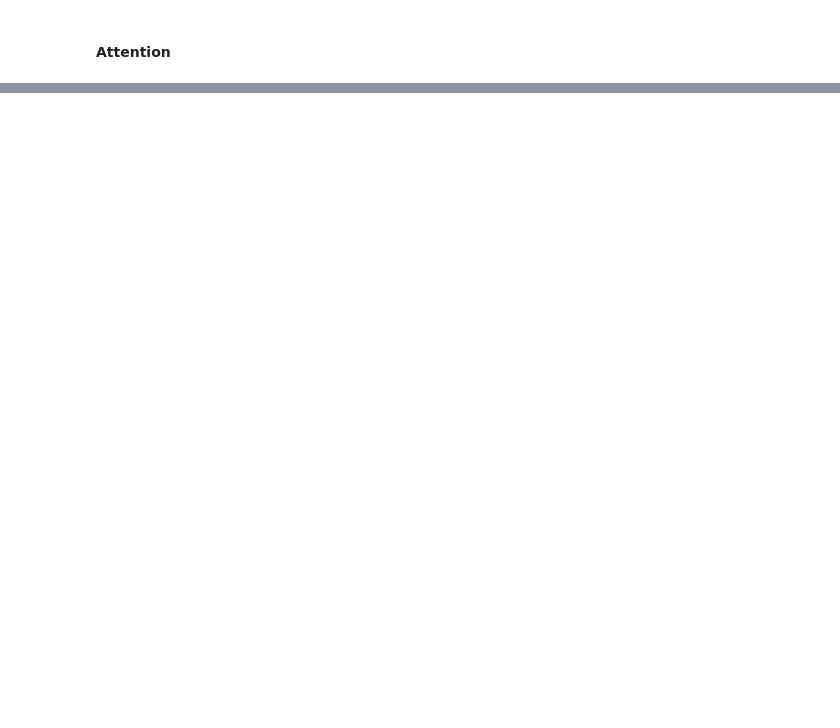
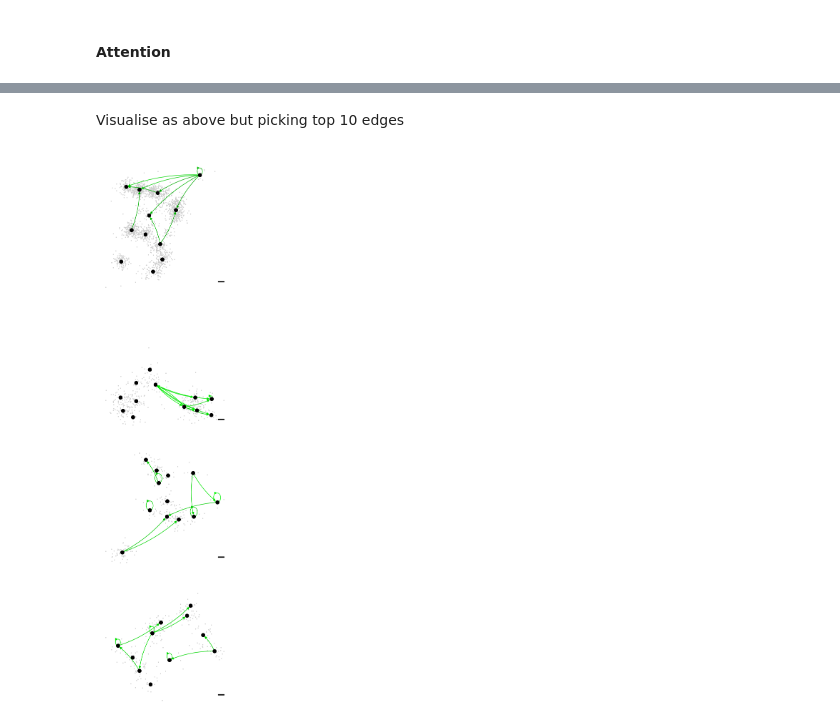
Before and after one commit to oubino/locpix_points, a Jupyter notebook: digits_letters/task_2_finaltest/scripts/analysis.ipynb, the cells around one changed output, grey strips where cells are left out. Cells and saved outputs as stored; diff of their text form; code cells hidden in the pictures; blank space fills up the shorter version.

```diff
--- a/digits_letters/task_2_finaltest/scripts/analysis.ipynb
+++ b/digits_letters/task_2_finaltest/scripts/analysis.ipynb
@@ -957,0 +862,76 @@ Error:
+# %% [markdown]
+Visualise as above but picking top 10 edges
+# %%
+# visualise overlaid subgraph using matplotlib
+from matplotlib.colors import LinearSegmentedColormap
+from matplotlib import colormaps
+from networkx.drawing import draw_networkx, draw, draw_networkx_nodes, draw_networkx_edges
+
+if not final_test:
+    fold = config["fold"]
+    file_folder = f"processed/fold_{fold}"
+else:
+    file_folder = "processed"
+
+dataitems_attn = torch.load(os.path.join(project_directory, "output/attention_dataitems.pt"))
+edge_imps_attn = torch.load(os.path.join(project_directory, "output/attention_edgeimps.pt"))
+
+colors = [(0, 0, 0), (0, 1, 0)] # first color is black, last is red
+cm = LinearSegmentedColormap.from_list("br", colors)
+
+fig, ax = plt.subplots(4,1,figsize=(20,20), sharex=True, sharey=True)
+for idx, file_name in enumerate(files):
+
+    file_loc = find_graph_path(project_directory, file_name, file_folder)
+    # raw file
+    processed_file = torch.load(file_loc)
+    processed_file = processed_file.pos_dict['locs'].cpu().numpy()
+    x = processed_file[:,0]
+    y = processed_file[:,1]
+    ax[idx].set_aspect('equal', adjustable='box')
+    ax[idx].scatter(y, x, s=1, c='0.8')
+    #ax[idx].axis('off')
+    scalebar = AnchoredSizeBar(ax[idx].transData,
+                               0.1, '', 'lower right',
+                               pad=1,
+                               color='k',
+                               frameon=False,
+                               size_vertical=0.01)
+
+    ax[idx].add_artist(scalebar)
+    # graph
+    nx_g = to_networkx(dataitems_attn[idx])
+    pos = dataitems_attn[idx].pos.cpu().numpy()
+    edge_color = cm(edge_imps_attn[idx].cpu())
+
+    # remove edges below top 10
+    neg_edges = np.argwhere(edge_imps_attn[idx].cpu().numpy() < sorted(edge_imps_attn[idx].cpu().numpy())[-top_k])
+    neg_edges = np.array([e for e in nx_g.edges])[neg_edges[:,0]]
+    neg_edges = [tuple(val) for val in neg_edges]
+    edges = list(nx_g.edges)
+    remove_indices = [i for i, item in enumerate(edges) if item in neg_edges]
+    edge_color = np.delete(edge_color, remove_indices, axis=0)
+
+    nx_g.remove_edges_from(neg_edges)
+
+    if remove_self_loops:
+        self_loops = list(nx.selfloop_edges(nx_g))
+        edges = list(nx_g.edges)
+        remove_indices = [i for i, item in enumerate(edges) if item in self_loops]
+        edge_color = np.delete(edge_color, remove_indices, axis=0)
+        nx_g.remove_edges_from(nx.selfloop_edges(nx_g))
+
+    #if 1:
+    #    min = np.min(edge_color[:,1])
+    #    max = np.max(edge_color[:,1])
+    #    edge_color[:,1] = (edge_color[:,1] - min)/(max - min)
+    draw(nx_g, pos=np.flip(pos, axis= 1), ax=ax[idx], edge_color=edge_color, node_size=50, node_color='k', connectionstyle="arc3,rad=0.0")
+    # add colorbar
+#sm = plt.cm.ScalarMappable(cmap=cm)
+#sm._A = []
+#plt.colorbar(sm, ax=ax[-1], fraction=0.01)
+output_path = os.path.join(project_directory, "output", "combined" + '_attention_top_10_edges_s_1.svg') # _all_edges_s_1.svg')
+plt.subplots_adjust(wspace=0, hspace=0)
+plt.savefig(output_path, transparent=True, bbox_inches="tight", pad_inches=0)
+# %% [output]
+[figure, added]
```
Also changed, not shown: parts of 16 cells of this notebook, 1 other file.
